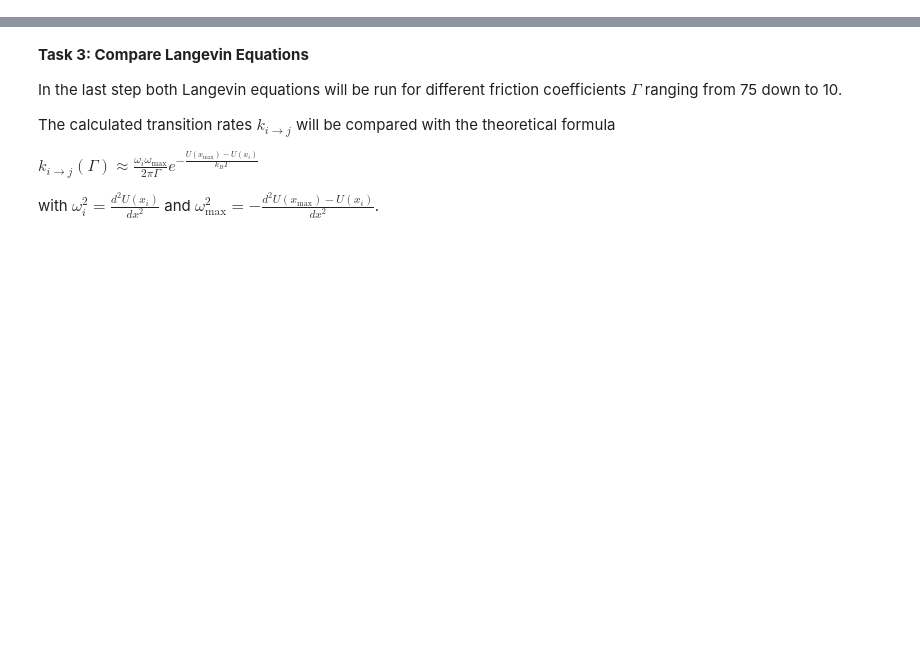
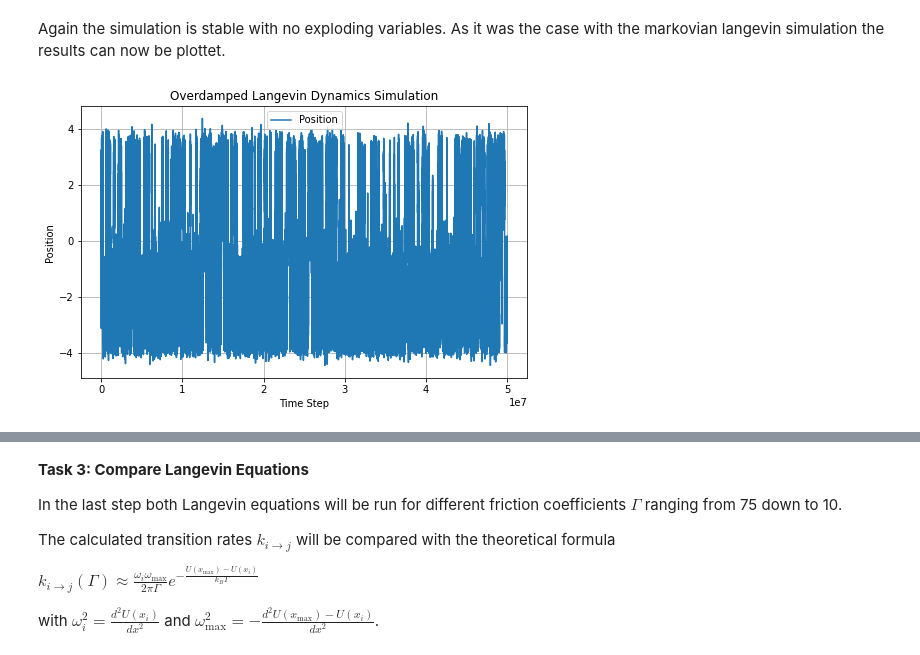
Before and after one commit to fsonak/VL_CCS, a Jupyter notebook: final_project_project_5.ipynb, the cells around one changed output, grey strips where cells are left out. Saved outputs shown, nothing was run; the diff lists cells and outputs as text; code cells hidden in the pictures; blank space fills up the shorter version.

```diff
--- a/final_project_project_5.ipynb
+++ b/final_project_project_5.ipynb
@@ -502,0 +444,14 @@ Next calculate the transition rates.
+# %% [markdown]
+Again the simulation is stable with no exploding variables. As it was the case with the markovian langevin simulation the results can now be plottet.
+# %%
+# Plot the results
+plt.figure(figsize=(8, 5))
+plt.plot(np.arange(steps), positions_overdamped, label="Position")
+plt.xlabel("Time Step")
+plt.ylabel("Position")
+plt.title("Overdamped Langevin Dynamics Simulation")
+plt.legend()
+plt.grid(True)
+plt.show()
+# %% [output]
+[figure, added]
```
Also changed, not shown: parts of 68 cells of this notebook.
